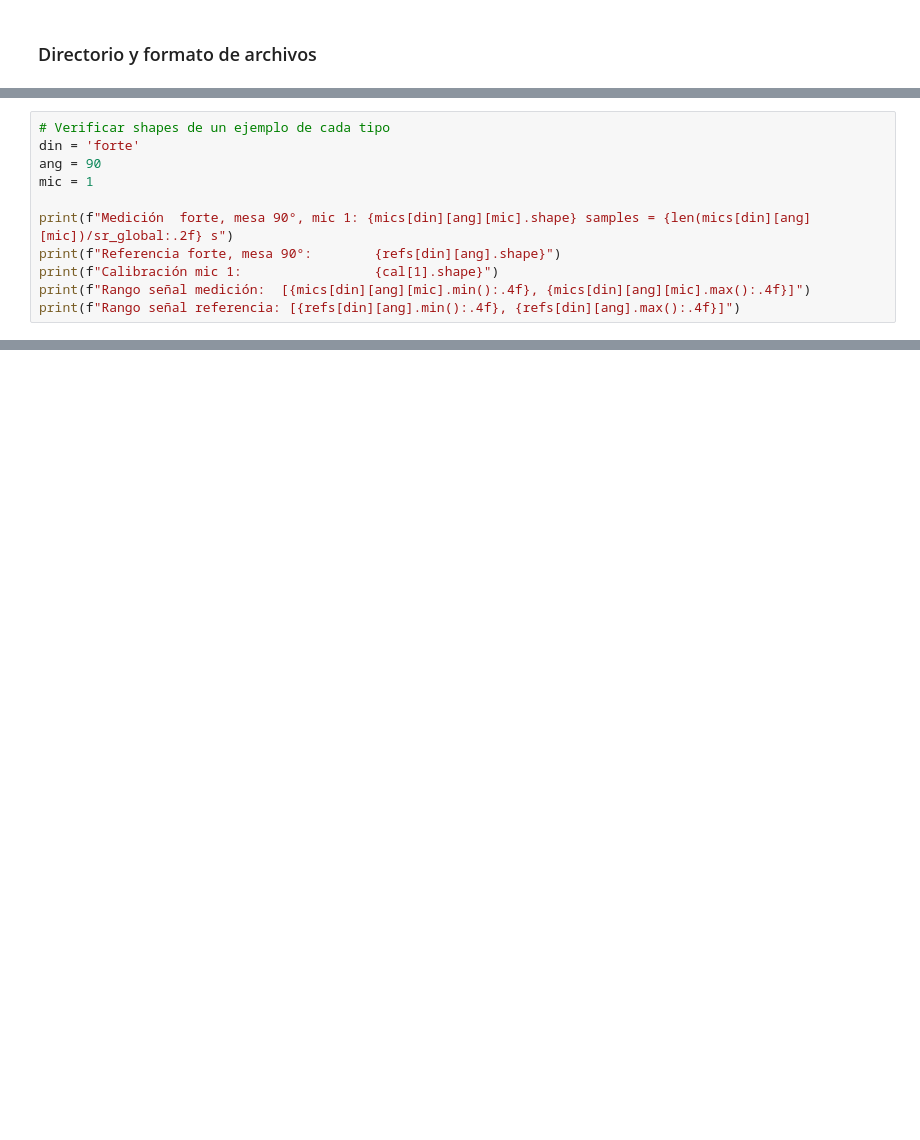
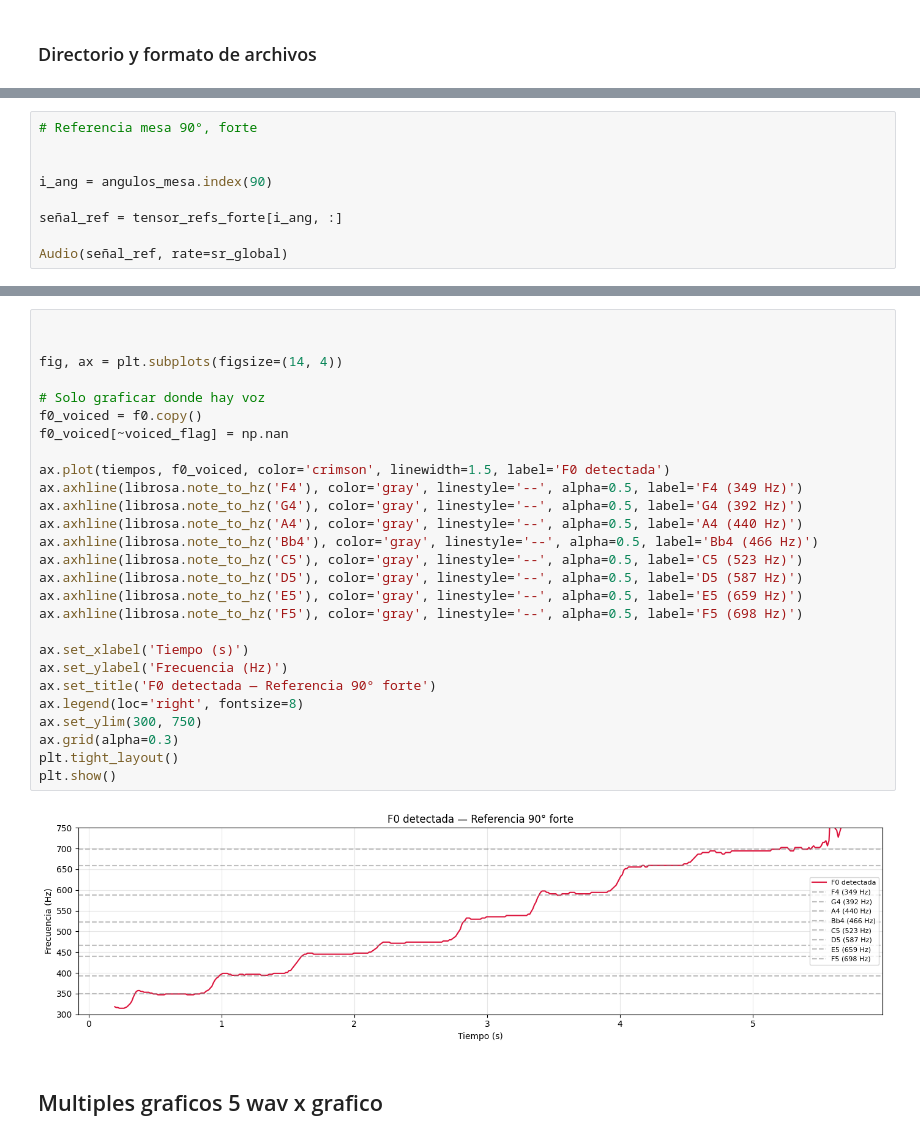
Before and after one commit to IMA-2026-CCLP/TP5-Polar-Plots, a Jupyter notebook: fundamental.ipynb, the cells around one changed output, grey strips where cells are left out. Saved outputs shown, nothing was run; the diff lists cells and outputs as text; blank space fills up the shorter version.

Commit message:
avanzando con la deteccion de los tramos de cada nota por fundamental

```diff
--- a/fundamental.ipynb
+++ b/fundamental.ipynb
@@ -171,11 +19,0 @@ No reconocidos en cal/ (1):
-# %%
-# Verificar shapes de un ejemplo de cada tipo
-din = 'forte'
-ang = 90
-mic = 1
-
-print(f"Medición  forte, mesa 90°, mic 1: {mics[din][ang][mic].shape} samples = {len(mics[din][ang][mic])/sr_global:.2f} s")
-print(f"Referencia forte, mesa 90°:        {refs[din][ang].shape}")
-print(f"Calibración mic 1:                 {cal[1].shape}")
-print(f"Rango señal medición:  [{mics[din][ang][mic].min():.4f}, {mics[din][ang][mic].max():.4f}]")
-print(f"Rango señal referencia: [{refs[din][ang].min():.4f}, {refs[din][ang].max():.4f}]")
@@ -204,0 +141,9 @@ NameError: name 'señal' is not defined
+# %%
+# Referencia mesa 90°, forte
+
+
+i_ang = angulos_mesa.index(90)
+
+señal_ref = tensor_refs_forte[i_ang, :]
+
+Audio(señal_ref, rate=sr_global)
@@ -204,0 +186,31 @@ NameError: name 'señal' is not defined
+# %%
+
+
+fig, ax = plt.subplots(figsize=(14, 4))
+
+# Solo graficar donde hay voz
+f0_voiced = f0.copy()
+f0_voiced[~voiced_flag] = np.nan
+
+ax.plot(tiempos, f0_voiced, color='crimson', linewidth=1.5, label='F0 detectada')
+ax.axhline(librosa.note_to_hz('F4'), color='gray', linestyle='--', alpha=0.5, label='F4 (349 Hz)')
+ax.axhline(librosa.note_to_hz('G4'), color='gray', linestyle='--', alpha=0.5, label='G4 (392 Hz)')
+ax.axhline(librosa.note_to_hz('A4'), color='gray', linestyle='--', alpha=0.5, label='A4 (440 Hz)')
+ax.axhline(librosa.note_to_hz('Bb4'), color='gray', linestyle='--', alpha=0.5, label='Bb4 (466 Hz)')
+ax.axhline(librosa.note_to_hz('C5'), color='gray', linestyle='--', alpha=0.5, label='C5 (523 Hz)')
+ax.axhline(librosa.note_to_hz('D5'), color='gray', linestyle='--', alpha=0.5, label='D5 (587 Hz)')
+ax.axhline(librosa.note_to_hz('E5'), color='gray', linestyle='--', alpha=0.5, label='E5 (659 Hz)')
+ax.axhline(librosa.note_to_hz('F5'), color='gray', linestyle='--', alpha=0.5, label='F5 (698 Hz)')
+
+ax.set_xlabel('Tiempo (s)')
+ax.set_ylabel('Frecuencia (Hz)')
+ax.set_title('F0 detectada — Referencia 90° forte')
+ax.legend(loc='right', fontsize=8)
+ax.set_ylim(300, 750)
+ax.grid(alpha=0.3)
+plt.tight_layout()
+plt.show()
+# %% [output]
+[figure, added]
+# %% [markdown]
+## Multiples graficos 5 wav x grafico
```
Also changed, not shown: parts of 18 cells of this notebook, 1 other file.
